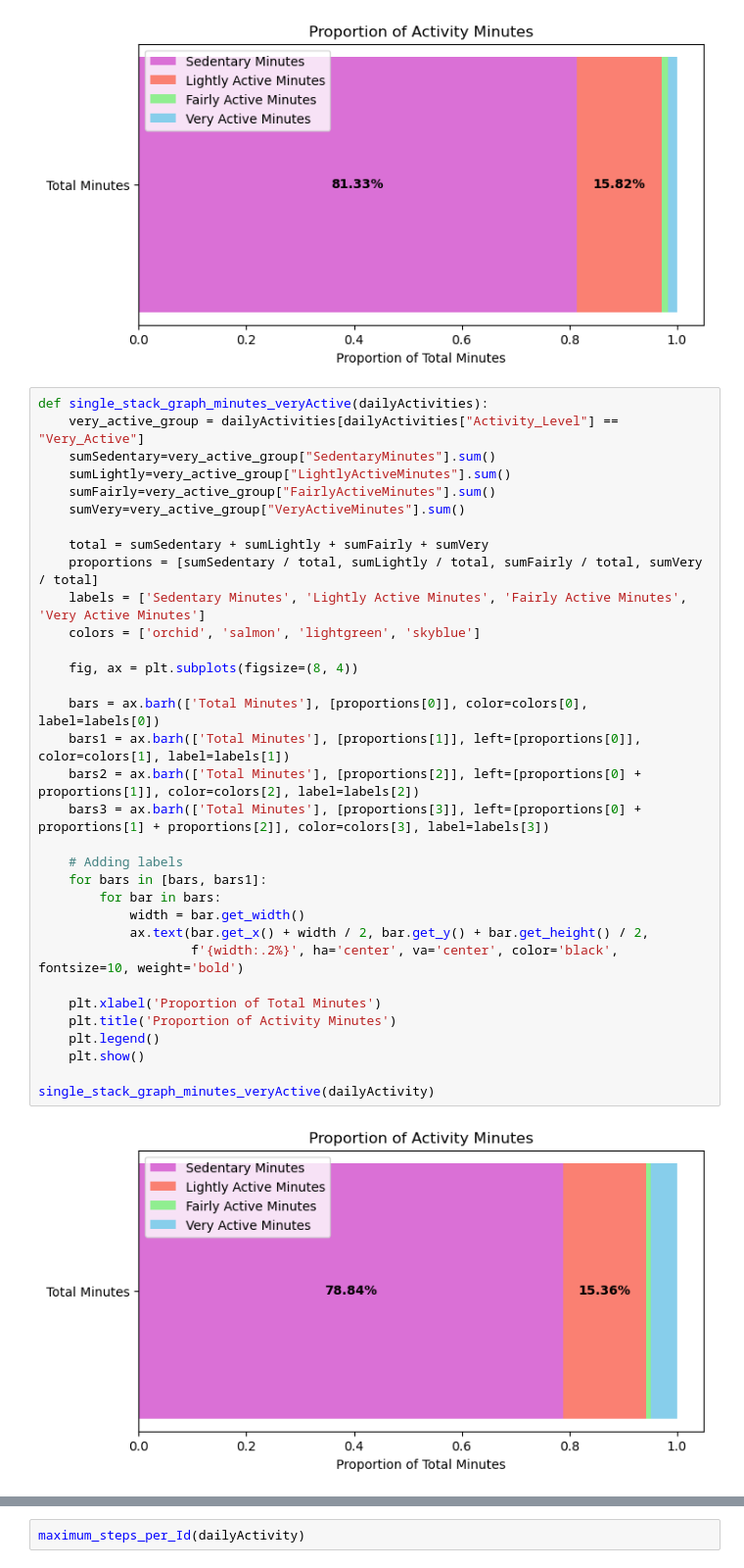
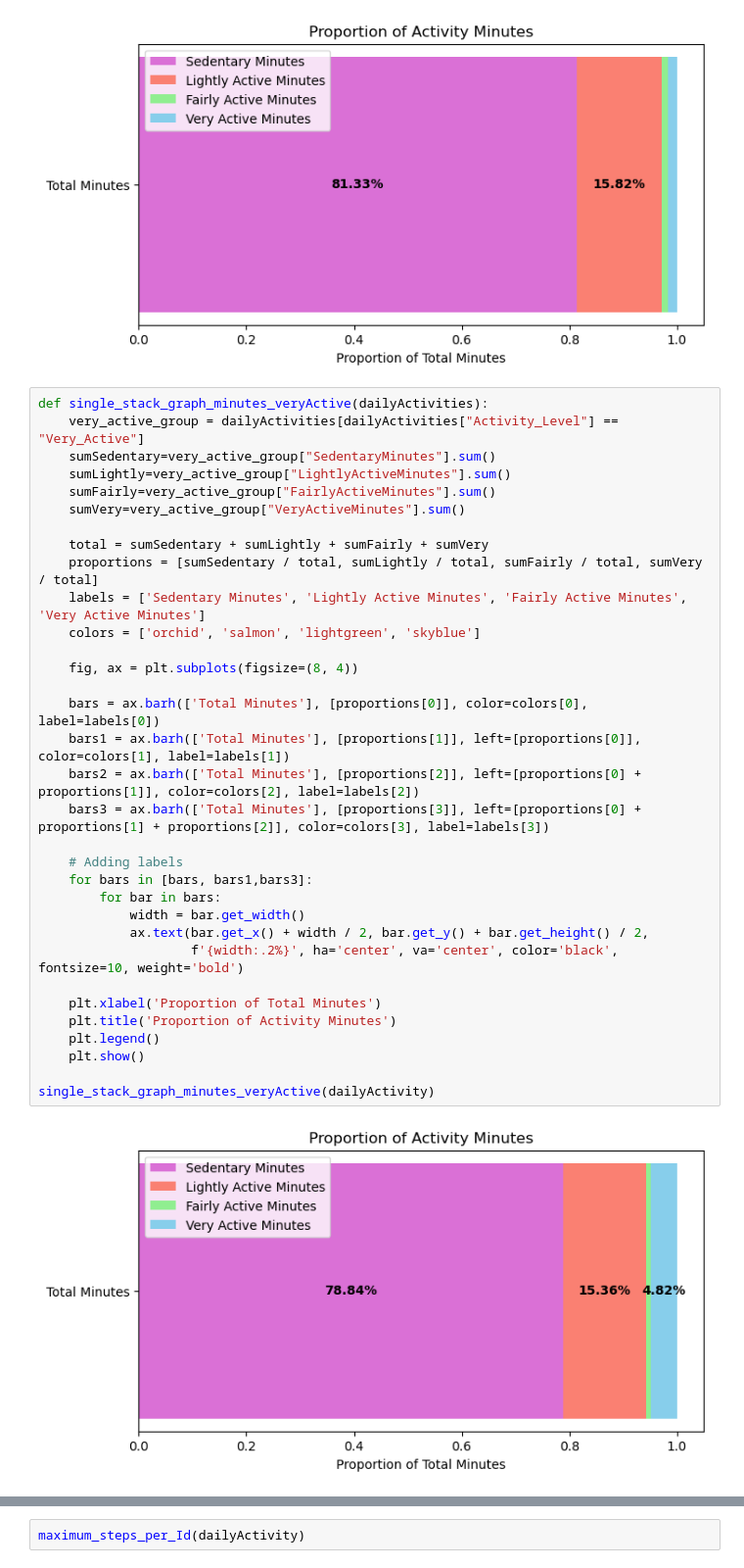
Before and after one commit to Hebbo23/Project-Big-Data---Group-22, a Jupyter notebook: final project code.ipynb, the cells around one changed output, grey strips where cells are left out. Shown at 98% size. Drawn from its saved outputs; the diff is of its cells as text.

```diff
--- a/final project code.ipynb
+++ b/final project code.ipynb
@@ -492,35 +479,35 @@ def single_stack_graph_minutes_veryActive(dailyActivities):
     sumSedentary=very_active_group["SedentaryMinutes"].sum()
     sumLightly=very_active_group["LightlyActiveMinutes"].sum()
     sumFairly=very_active_group["FairlyActiveMinutes"].sum()
     sumVery=very_active_group["VeryActiveMinutes"].sum()
 
     total = sumSedentary + sumLightly + sumFairly + sumVery
     proportions = [sumSedentary / total, sumLightly / total, sumFairly / total, sumVery / total]
     labels = ['Sedentary Minutes', 'Lightly Active Minutes', 'Fairly Active Minutes', 'Very Active Minutes']
     colors = ['orchid', 'salmon', 'lightgreen', 'skyblue']
 
     fig, ax = plt.subplots(figsize=(8, 4))
 
     bars = ax.barh(['Total Minutes'], [proportions[0]], color=colors[0], label=labels[0])
     bars1 = ax.barh(['Total Minutes'], [proportions[1]], left=[proportions[0]], color=colors[1], label=labels[1])
     bars2 = ax.barh(['Total Minutes'], [proportions[2]], left=[proportions[0] + proportions[1]], color=colors[2], label=labels[2])
     bars3 = ax.barh(['Total Minutes'], [proportions[3]], left=[proportions[0] + proportions[1] + proportions[2]], color=colors[3], label=labels[3])
 
     # Adding labels
-    for bars in [bars, bars1]:
+    for bars in [bars, bars1,bars3]:
         for bar in bars:
             width = bar.get_width()
             ax.text(bar.get_x() + width / 2, bar.get_y() + bar.get_height() / 2,
                     f'{width:.2%}', ha='center', va='center', color='black', fontsize=10, weight='bold')
 
     plt.xlabel('Proportion of Total Minutes')
     plt.title('Proportion of Activity Minutes')
     plt.legend()
     plt.show()
 
 single_stack_graph_minutes_veryActive(dailyActivity)
 # %% [output]
-[figure, old version]
+[figure, new version]
 # %%
 #https://saturncloud.io/blog/how-to-select-row-with-max-value-in-column-from-pandas-groupby-groups/#:~:text=Using%20groupby()%20and%20idxmax()&text=groupby()%20groups%20the%20data,Score'%20column%20for%20each%20group.&text=Here%2C%20idx%20is%20a%20Pandas,maximum%20value%20for%20each%20group.
 def maximum_steps_per_Id(df: pd.DataFrame):
```
Also changed, not shown: parts of 27 cells of this notebook.
